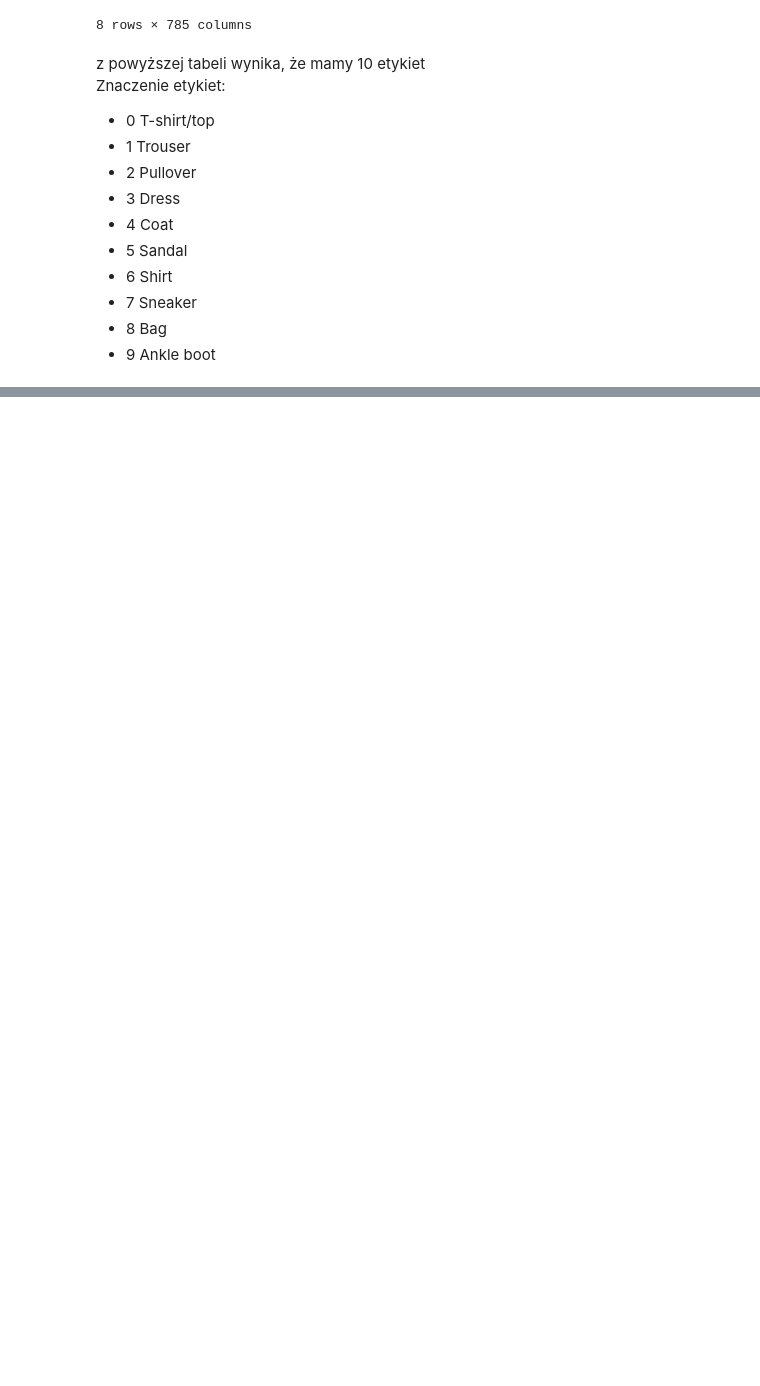
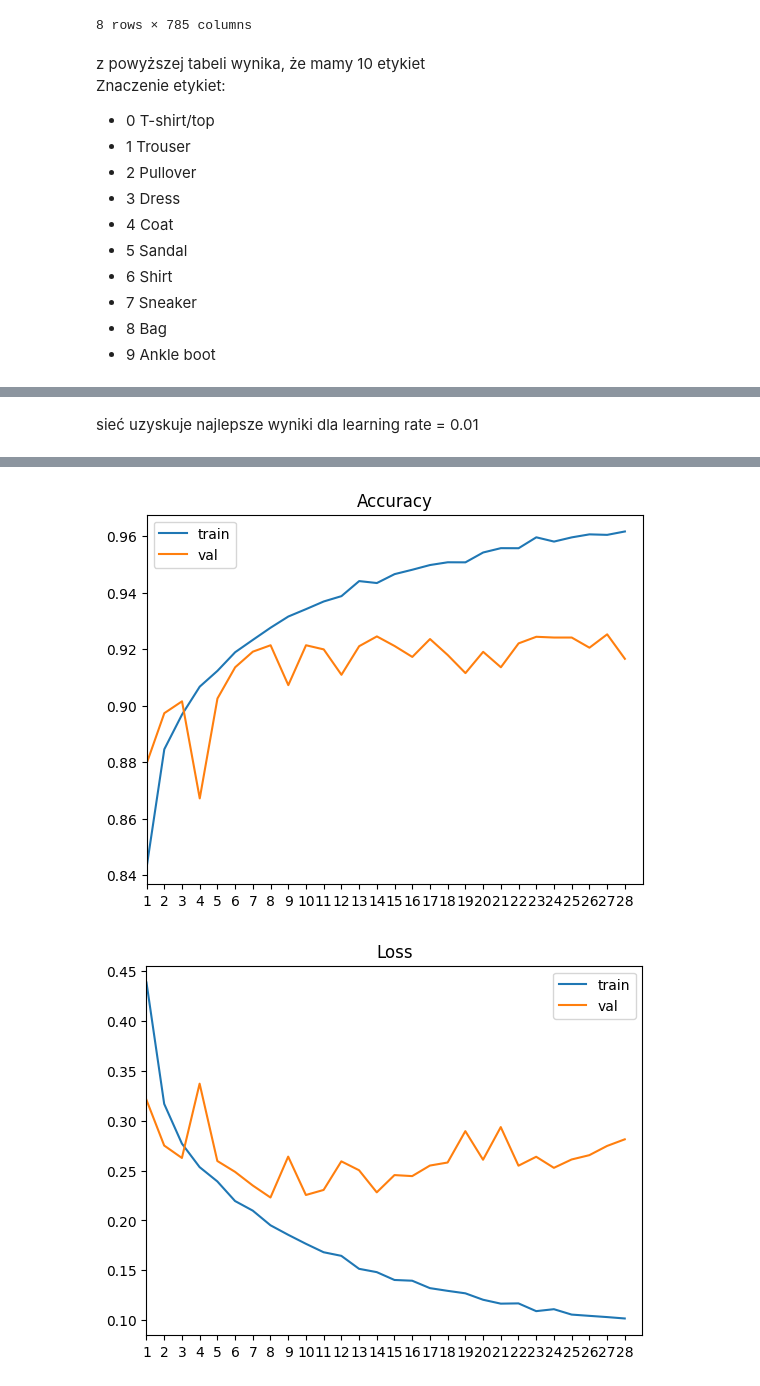
Before and after one commit to Krist0f0l0s/fashion-mnist, a Jupyter notebook: fashion.ipynb, the cells around one changed output, grey strips where cells are left out. Drawn from its saved outputs; the diff is of its cells as text; code cells hidden in the pictures; blank space fills up the shorter version.

```diff
--- a/fashion.ipynb
+++ b/fashion.ipynb
@@ -165,0 +230,28 @@ plt.show()
+# %% [markdown]
+sieć uzyskuje najlepsze wyniki dla learning rate = 0.01
+# %%
+model_cnn2 = tf.keras.Sequential([
+    tf.keras.layers.Input((28,28,1)),
+    tf.keras.layers.Conv2D(32, (3,3), padding='same'),
+    tf.keras.layers.MaxPooling2D(pool_size=(2, 2)),
+    tf.keras.layers.Conv2D(64, (3,3), padding='same', activation=tf.nn.relu),
+    tf.keras.layers.MaxPooling2D(pool_size=(2, 2)),
+    tf.keras.layers.Flatten(),
+    tf.keras.layers.Dropout(0.2),
+    tf.keras.layers.BatchNormalization(),
+    tf.keras.layers.Dense(128, activation=tf.nn.relu),
+    tf.keras.layers.Dropout(0.2),
+    tf.keras.layers.BatchNormalization(),
+    tf.keras.layers.Dense(10)
+])
+
+optimizer = tf.keras.optimizers.Adam(learning_rate=0.01)
+loss_fn = tf.keras.losses.SparseCategoricalCrossentropy(from_logits=True)
+
+model_cnn2.compile(optimizer='adam', metrics=['accuracy'], loss=loss_fn)
+
+history_cnn2 = model_cnn2.fit(x_train_cnn, y_train, validation_split=val_split, epochs=epochs, verbose=0, callbacks=[early_stopping])
+model_cnn2.evaluate(x_test_cnn, y_test)
+
+show(history_cnn2)
+# %% [output]
@@ -165,0 +259,2 @@ plt.show()
+[figure, added]
+[figure, added]
```
Also changed, not shown: parts of 19 cells of this notebook.
